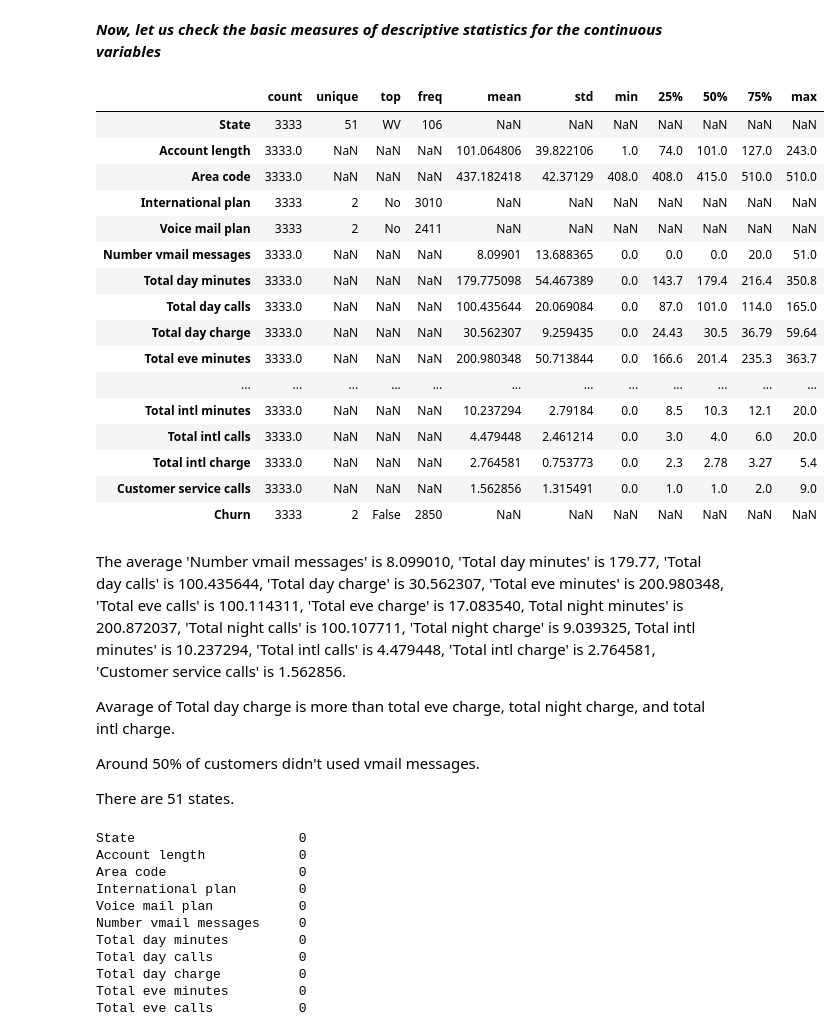
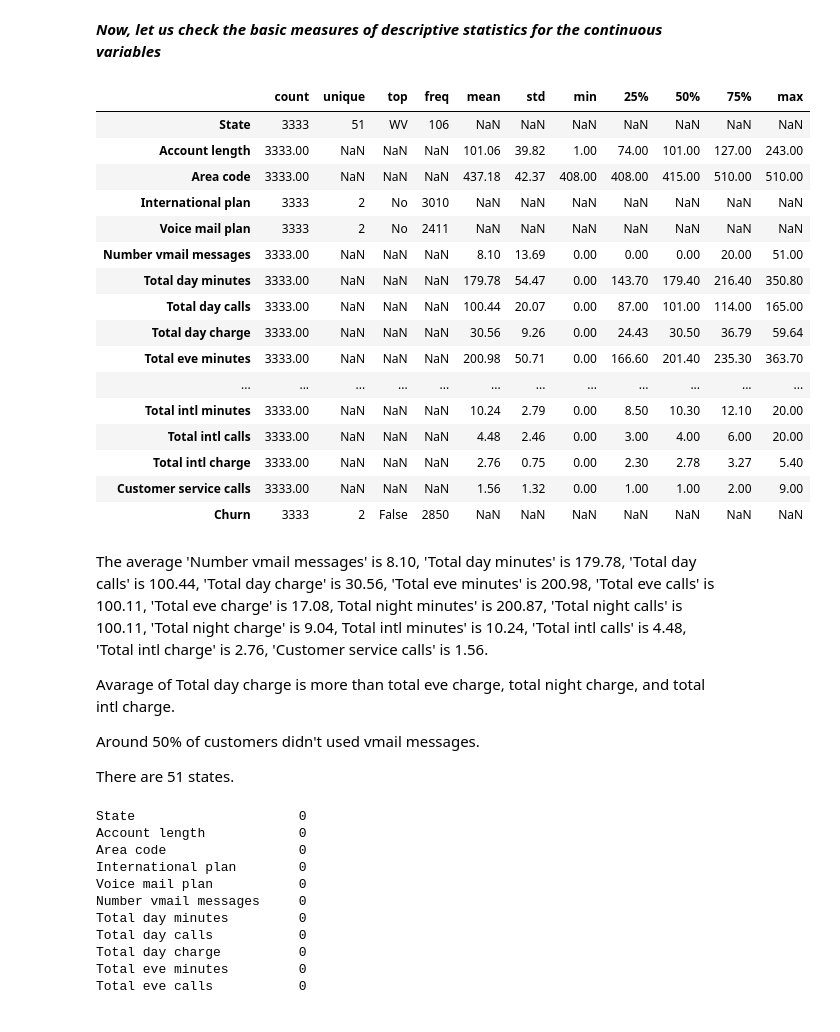
Before and after one commit to Deepikagh97/Telecom-Churn-Analysis, a Jupyter notebook: DN_|_Telecom_Churn_Analysis.ipynb, the cells around one changed output. Drawn from its saved outputs; the diff is of its cells as text; code cells hidden in the pictures.

```diff
--- a/DN_|_Telecom_Churn_Analysis.ipynb
+++ b/DN_|_Telecom_Churn_Analysis.ipynb
@@ -96,27 +96,28 @@ memory usage: 498.1+ KB
 # %% [markdown]
 ***Now, let us check the basic measures of descriptive statistics for the continuous variables***
 # %%
+pd.options.display.float_format = '{:.2f}'.format
 df.describe(include = 'all').T
 # %% [output]
 |  | count | unique | top | freq | mean | std | min | 25% | 50% | 75% | max |
 | State | 3333 | 51 | WV | 106 | NaN | NaN | NaN | NaN | NaN | NaN | NaN |
-| Account length | 3333.0 | NaN | NaN | NaN | 101.064806 | 39.822106 | 1.0 | 74.0 | 101.0 | 127.0 | 243.0 |
-| Area code | 3333.0 | NaN | NaN | NaN | 437.182418 | 42.37129 | 408.0 | 408.0 | 415.0 | 510.0 | 510.0 |
+| Account length | 3333.00 | NaN | NaN | NaN | 101.06 | 39.82 | 1.00 | 74.00 | 101.00 | 127.00 | 243.00 |
+| Area code | 3333.00 | NaN | NaN | NaN | 437.18 | 42.37 | 408.00 | 408.00 | 415.00 | 510.00 | 510.00 |
 | International plan | 3333 | 2 | No | 3010 | NaN | NaN | NaN | NaN | NaN | NaN | NaN |
 | Voice mail plan | 3333 | 2 | No | 2411 | NaN | NaN | NaN | NaN | NaN | NaN | NaN |
-| Number vmail messages | 3333.0 | NaN | NaN | NaN | 8.09901 | 13.688365 | 0.0 | 0.0 | 0.0 | 20.0 | 51.0 |
-| Total day minutes | 3333.0 | NaN | NaN | NaN | 179.775098 | 54.467389 | 0.0 | 143.7 | 179.4 | 216.4 | 350.8 |
-| Total day calls | 3333.0 | NaN | NaN | NaN | 100.435644 | 20.069084 | 0.0 | 87.0 | 101.0 | 114.0 | 165.0 |
-| Total day charge | 3333.0 | NaN | NaN | NaN | 30.562307 | 9.259435 | 0.0 | 24.43 | 30.5 | 36.79 | 59.64 |
-| Total eve minutes | 3333.0 | NaN | NaN | NaN | 200.980348 | 50.713844 | 0.0 | 166.6 | 201.4 | 235.3 | 363.7 |
+| Number vmail messages | 3333.00 | NaN | NaN | NaN | 8.10 | 13.69 | 0.00 | 0.00 | 0.00 | 20.00 | 51.00 |
+| Total day minutes | 3333.00 | NaN | NaN | NaN | 179.78 | 54.47 | 0.00 | 143.70 | 179.40 | 216.40 | 350.80 |
+| Total day calls | 3333.00 | NaN | NaN | NaN | 100.44 | 20.07 | 0.00 | 87.00 | 101.00 | 114.00 | 165.00 |
+| Total day charge | 3333.00 | NaN | NaN | NaN | 30.56 | 9.26 | 0.00 | 24.43 | 30.50 | 36.79 | 59.64 |
+| Total eve minutes | 3333.00 | NaN | NaN | NaN | 200.98 | 50.71 | 0.00 | 166.60 | 201.40 | 235.30 | 363.70 |
 | ... | ... | ... | ... | ... | ... | ... | ... | ... | ... | ... | ... |
-| Total intl minutes | 3333.0 | NaN | NaN | NaN | 10.237294 | 2.79184 | 0.0 | 8.5 | 10.3 | 12.1 | 20.0 |
-| Total intl calls | 3333.0 | NaN | NaN | NaN | 4.479448 | 2.461214 | 0.0 | 3.0 | 4.0 | 6.0 | 20.0 |
-| Total intl charge | 3333.0 | NaN | NaN | NaN | 2.764581 | 0.753773 | 0.0 | 2.3 | 2.78 | 3.27 | 5.4 |
-| Customer service calls | 3333.0 | NaN | NaN | NaN | 1.562856 | 1.315491 | 0.0 | 1.0 | 1.0 | 2.0 | 9.0 |
+| Total intl minutes | 3333.00 | NaN | NaN | NaN | 10.24 | 2.79 | 0.00 | 8.50 | 10.30 | 12.10 | 20.00 |
+| Total intl calls | 3333.00 | NaN | NaN | NaN | 4.48 | 2.46 | 0.00 | 3.00 | 4.00 | 6.00 | 20.00 |
+| Total intl charge | 3333.00 | NaN | NaN | NaN | 2.76 | 0.75 | 0.00 | 2.30 | 2.78 | 3.27 | 5.40 |
+| Customer service calls | 3333.00 | NaN | NaN | NaN | 1.56 | 1.32 | 0.00 | 1.00 | 1.00 | 2.00 | 9.00 |
 | Churn | 3333 | 2 | False | 2850 | NaN | NaN | NaN | NaN | NaN | NaN | NaN |
 # %% [markdown]
-The average 'Number vmail messages' is 8.099010, 'Total day minutes' is 179.77, 'Total day calls' is 100.435644, 'Total day charge' is 30.562307, 'Total eve minutes' is 200.980348, 'Total eve calls' is 100.114311, 'Total eve charge' is 17.083540, Total night minutes' is 200.872037, 'Total night calls' is 100.107711, 'Total night charge' is 9.039325, Total intl minutes' is 10.237294, 'Total intl calls' is 4.479448, 'Total intl charge' is 2.764581, 'Customer service calls' is 1.562856.
+The average 'Number vmail messages' is 8.10, 'Total day minutes' is 179.78, 'Total day calls' is 100.44, 'Total day charge' is 30.56, 'Total eve minutes' is 200.98, 'Total eve calls' is 100.11, 'Total eve charge' is 17.08, Total night minutes' is 200.87, 'Total night calls' is 100.11, 'Total night charge' is 9.04, Total intl minutes' is 10.24, 'Total intl calls' is 4.48, 'Total intl charge' is 2.76, 'Customer service calls' is 1.56.
 
 Avarage of Total day charge is more than total eve charge, total night charge, and total intl charge.
 
```
Also changed, not shown: parts of 9 cells of this notebook.
